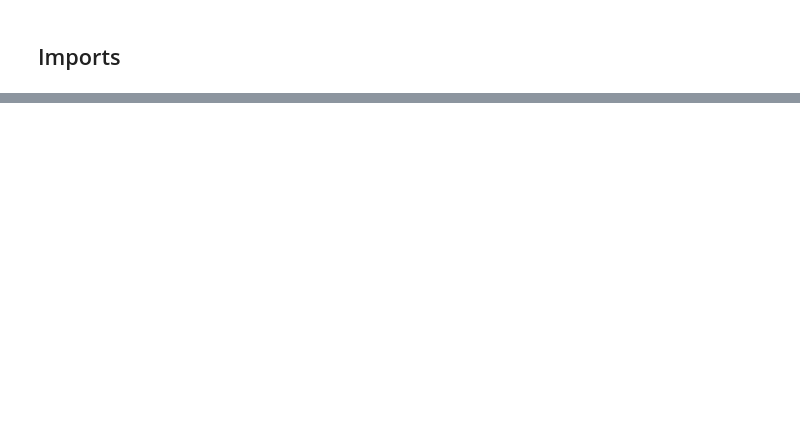
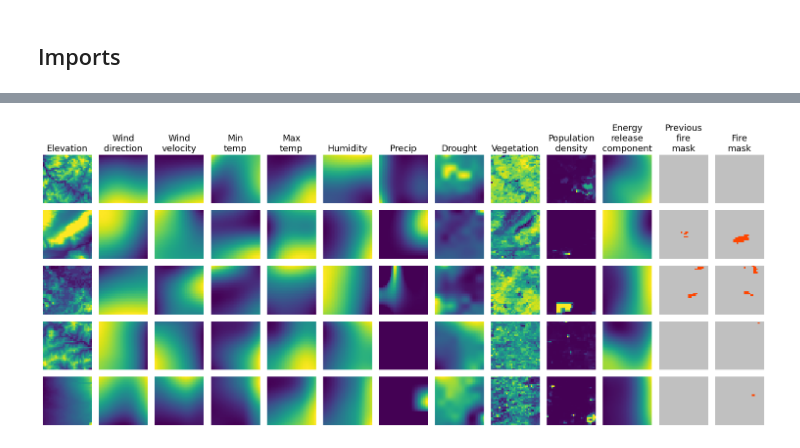
Before and after one commit to KostaKat/Fire-Mask-Prediction, a Jupyter notebook: notebooks/data_visualization.ipynb, the cells around one changed output, grey strips where cells are left out. Saved outputs shown, nothing was run; the diff lists cells and outputs as text; code cells hidden in the pictures; blank space fills up the shorter version.

```diff
--- a/notebooks/data_visualization.ipynb
+++ b/notebooks/data_visualization.ipynb
@@ -3 +315,25 @@
+# %%
+TITLES = [
+  'Elevation',
+  'Wind\ndirection',
+  'Wind\nvelocity',
+  'Min\ntemp',
+  'Max\ntemp',
+  'Humidity',
+  'Precip',
+  'Drought',
+  'Vegetation',
+  'Population\ndensity',
+  'Energy\nrelease\ncomponent',
+  'Previous\nfire\nmask',
+  'Fire\nmask'
+]
+# %%
+import matplotlib.pyplot as plt
+from matplotlib import colors
+BATCH_SIZE = 32
+dataset = get_dataset('/content/drive/MyDrive/mat422_project/dataset/next_day_wildfire_spread_train*',
+    data_size=64, sample_size=32, batch_size=BATCH_SIZE,
+    num_in_channels=12, compression_type=None, clip_and_normalize=True,
+    clip_and_rescale=False, random_crop=True, center_crop=False)
 # %%
@@ -35,0 +377,4 @@ ModuleNotFoundError: No module named 'data_utils'
+# %%
+plot_samples_from_dataset(dataset, 5) #n_rows = 5
+# %% [output]
+[figure, added]
```
Also changed, not shown: parts of 7 cells of this notebook.
